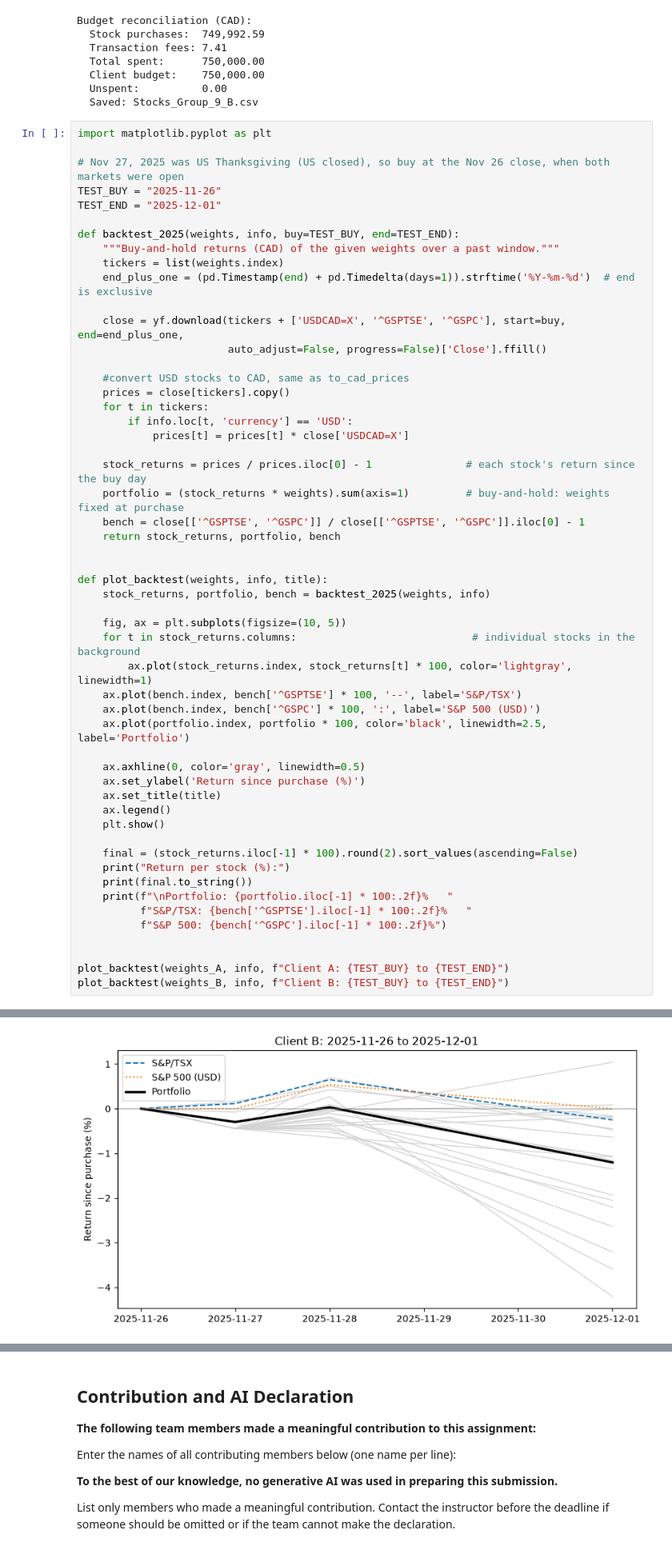
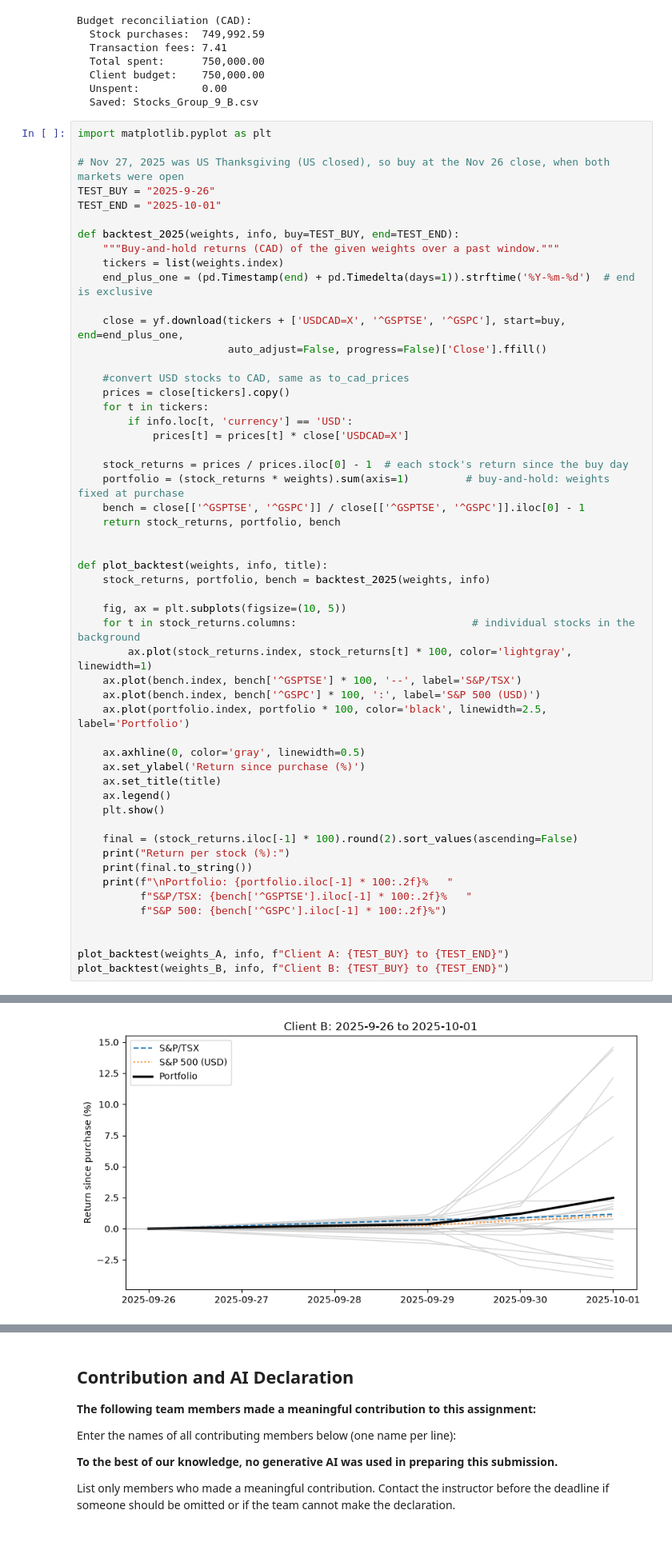
Before and after one commit to olyviii/Robo-Investor, a Jupyter notebook: Team_09_Assignment_1_2026.ipynb, the cells around one changed output, grey strips where cells are left out. Shown at 80% size. Drawn from its saved outputs; the diff is of its cells as text.

```diff
--- a/Team_09_Assignment_1_2026.ipynb
+++ b/Team_09_Assignment_1_2026.ipynb
@@ -617,8 +627,8 @@ Budget reconciliation (CAD):
 import matplotlib.pyplot as plt
 
 # Nov 27, 2025 was US Thanksgiving (US closed), so buy at the Nov 26 close, when both markets were open
-TEST_BUY = "2025-11-26"
-TEST_END = "2025-12-01"
+TEST_BUY = "2025-9-26"
+TEST_END = "2025-10-01"
 
 def backtest_2025(weights, info, buy=TEST_BUY, end=TEST_END):
     """Buy-and-hold returns (CAD) of the given weights over a past window."""
@@ -634,7 +644,7 @@ def backtest_2025(weights, info, buy=TEST_BUY, end=TEST_END):
         if info.loc[t, 'currency'] == 'USD':
             prices[t] = prices[t] * close['USDCAD=X']
 
-    stock_returns = prices / prices.iloc[0] - 1               # each stock's return since the buy day
+    stock_returns = prices / prices.iloc[0] - 1  # each stock's return since the buy day
     portfolio = (stock_returns * weights).sum(axis=1)         # buy-and-hold: weights fixed at purchase
     bench = close[['^GSPTSE', '^GSPC']] / close[['^GSPTSE', '^GSPC']].iloc[0] - 1
     return stock_returns, portfolio, bench
@@ -685,3 +695,3 @@ Portfolio: -0.40%   S&P/TSX: -0.25%   S&P 500: 0.00%
-[figure, old version]
+[figure, new version]
 Return per stock (%):
 Ticker
```
Also changed, not shown: parts of 3 cells of this notebook.
